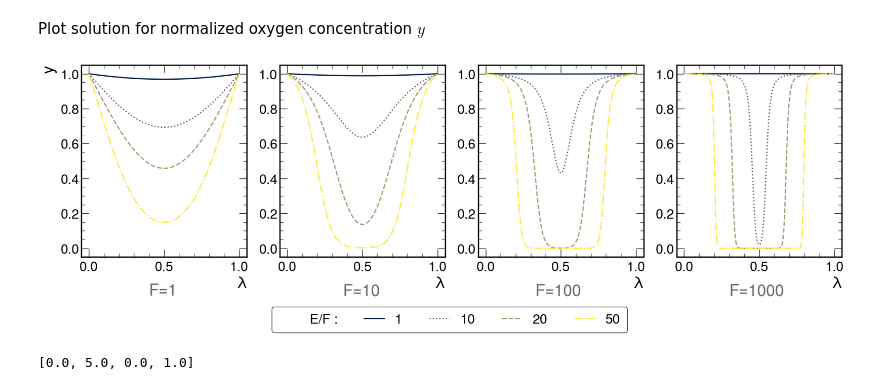
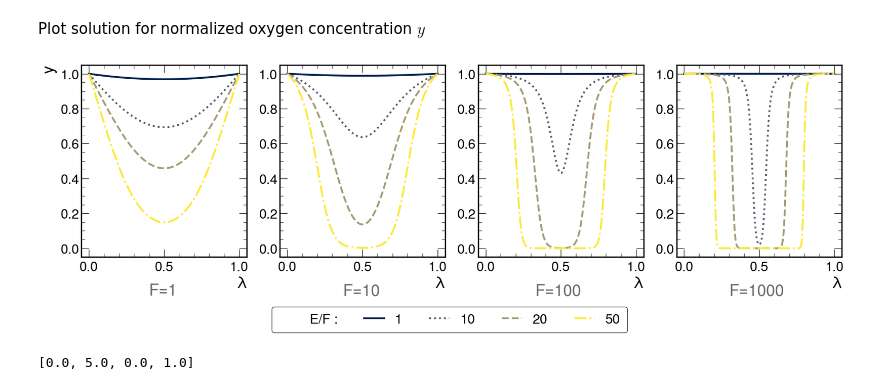
Before and after one commit to chrispap95/oxygen-diffusion-paper, a Jupyter notebook: notebooks/sandiaOxygenModel.ipynb, the cells around one changed output. Drawn from its saved outputs; the diff is of its cells as text; code cells hidden in the pictures.

```diff
--- a/notebooks/sandiaOxygenModel.ipynb
+++ b/notebooks/sandiaOxygenModel.ipynb
@@ -84,37 +84,37 @@ for fi, f in enumerate(F_list):
             rrate / rrate[0],
             label=f"E={E}",
             linestyle=linestyles[ix],
-            lw=2,
+            lw=3,
         )
     ax[fi].text(F_x_label[fi], -0.27, f"F={F}", color="dimgrey")
     box = ax[fi].get_position()
     ax[fi].set_position(
         [
             box.x0,
             box.y0 + box.height * 0.2,
             box.width,
             box.height * 0.8,
         ]
     )
     ax[fi].set_xlim([-0.05, 1.05])
     ax[fi].set_ylim([-0.05, 1.05])
     ax[fi].set_xlabel(r"$\lambda$")
 
 ax[0].set_ylabel(r"$y$")
 ph = [plt.plot([], marker="", ls="")[0]]
 leg = fig.legend(
     ph + plots,
     [r"$E/F$ :", "1", "10", "20", "50"],
     loc="lower center",
     bbox_to_anchor=(0.5, 0.0),
     ncols=5,
     frameon=True,
 )
 leg.get_frame().set_edgecolor("black")
 fig.savefig("../plots/sandia_plot1.pdf", bbox_inches="tight")
 plt.show()
 # %% [output]
-[figure, old version]
+[figure, new version]
 # %%
 import pde
 # %%
```
Also changed, not shown: 1 other file.
